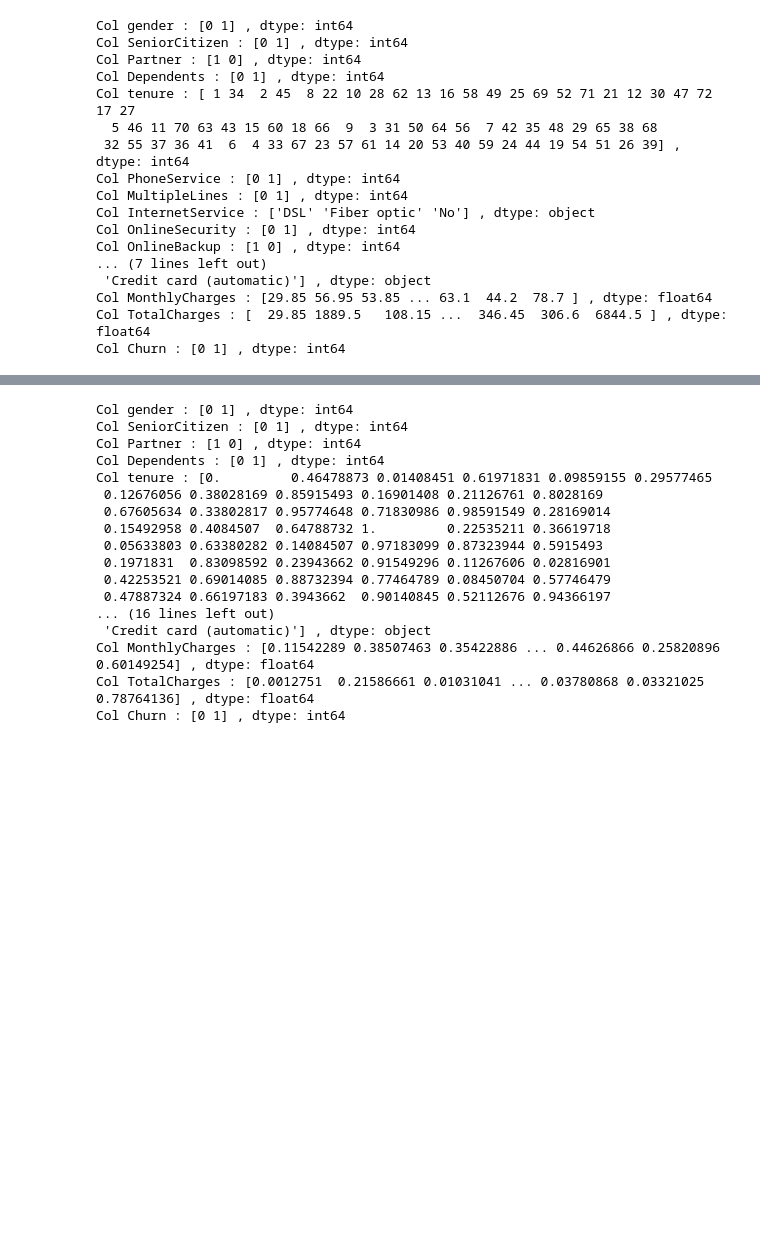
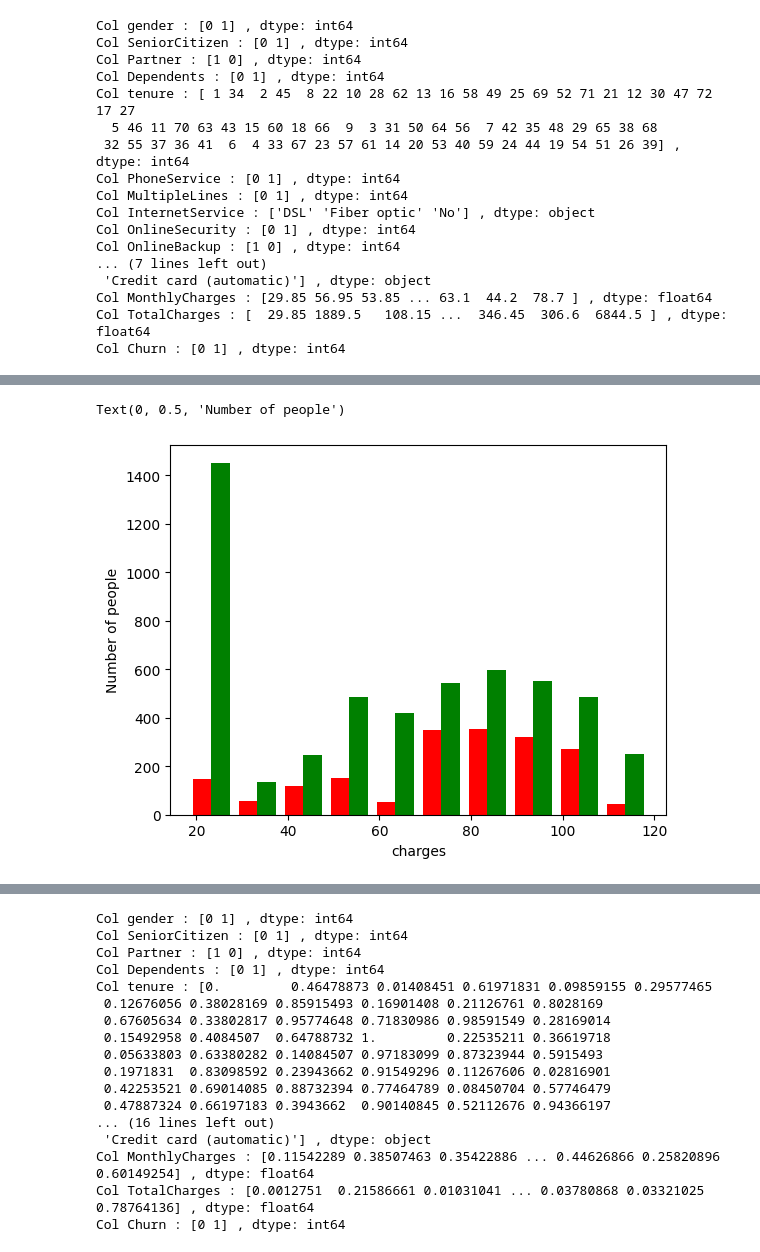
Before and after one commit to Arghyahub/MYPY, a Jupyter notebook: DL/8. Customer Churning/Telco.ipynb, the cells around one changed output, grey strips where cells are left out. Cells and saved outputs as stored; diff of their text form; code cells hidden in the pictures; blank space fills up the shorter version.

```diff
--- a/DL/8. Customer Churning/Telco.ipynb
+++ b/DL/8. Customer Churning/Telco.ipynb
@@ -242,0 +262,7 @@ Col Churn : [0 1] , dtype: int64
+# %%
+plt.hist([Left.MonthlyCharges,Stayed.MonthlyCharges],color=['red','green'])
+plt.xlabel('charges')
+plt.ylabel('Number of people')
+# %% [output]
+Text(0, 0.5, 'Number of people')
+[figure, added]
```
Also changed, not shown: parts of 35 cells of this notebook.
